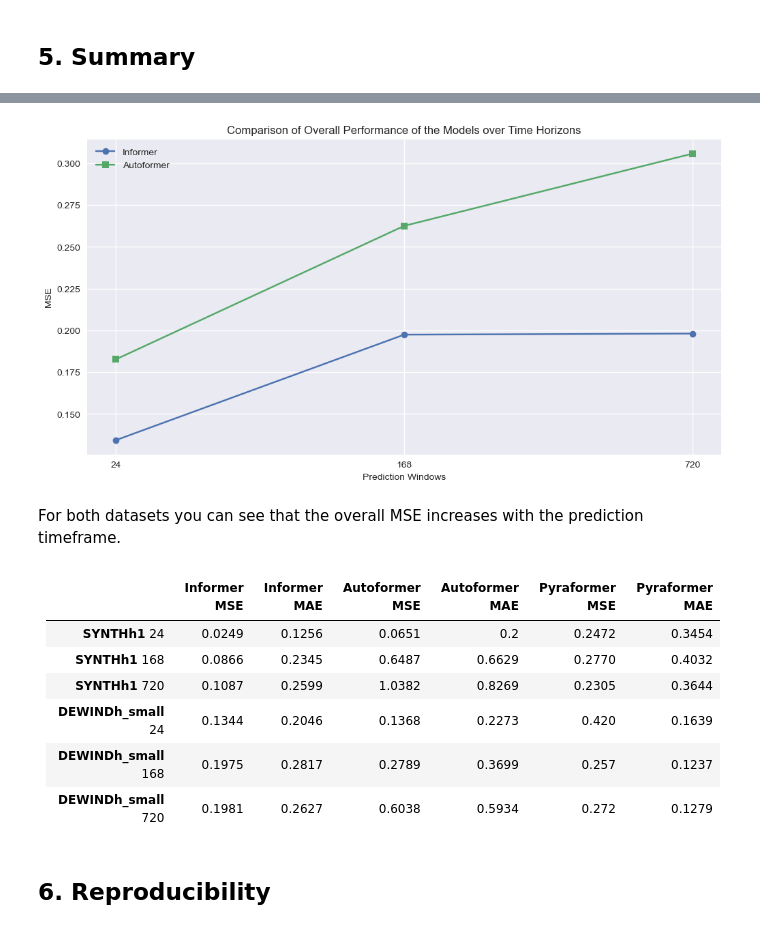
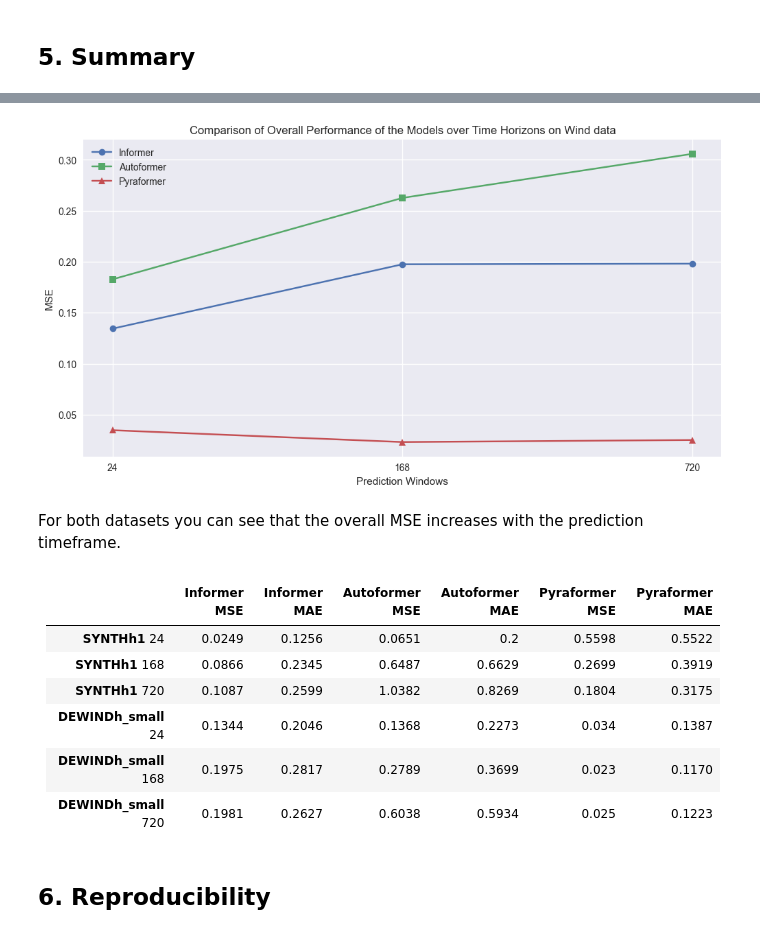
Before and after one commit to anasashb/TransformersEnergyTS, a Jupyter notebook: prototype.ipynb, the cells around one changed output, grey strips where cells are left out. Drawn from its saved outputs; the diff is of its cells as text; code cells hidden in the pictures.

```diff
--- a/prototype.ipynb
+++ b/prototype.ipynb
@@ -685,31 +686,31 @@ plt.close()
 # %%
 errors_wind_informer = [informer_windmetrics_24[1], informer_windmetrics_168[1], informer_windmetrics_720[1]]
 errors_wind_autoformer = [autoformer_windmetrics_24[1], autoformer_windmetrics_168[1], autoformer_windmetrics_720[1]]
-errors_wind_pyraformer = [autoformer_windmetrics_24[0], autoformer_windmetrics_168[0], autoformer_windmetrics_720[0]]
+errors_wind_pyraformer = [pyraformer_windmetrics_24[0], pyraformer_windmetrics_168[0], pyraformer_windmetrics_720[0]]
 # %%
 plt.figure(figsize=(12, 6))
 plt.plot(windows, errors_wind_informer, marker='o', label='Informer')
 plt.plot(windows, errors_wind_autoformer , marker='s', label='Autoformer')
 plt.plot(windows, errors_wind_pyraformer, marker='^', label='Pyraformer')
 plt.xlabel('Prediction Windows')
 plt.ylabel('MSE')
-plt.title('Comparison of Overall Performance of the Models over Time Horizons')
+plt.title('Comparison of Overall Performance of the Models over Time Horizons on Wind data')
 plt.legend()
 plt.show()
 plt.close()
 # %% [output]
-[figure, old version]
+[figure, new version]
 # %% [markdown]
 For both datasets you can see that the overall MSE increases with the prediction timeframe.
 # %% [markdown]
 |  | Informer MSE | Informer MAE | Autoformer MSE | Autoformer MAE | Pyraformer MSE | Pyraformer MAE |
 |---------|-------------|-------------|-------------|-------------|-------------|-------------|
-| **SYNTHh1** 24 | 0.0249| 0.1256 | 0.0651 | 0.2 | 0.2472 | 0.3454 |
-| **SYNTHh1** 168 | 0.0866 | 0.2345 | 0.6487 | 0.6629 | 0.2770 | 0.4032 |
-| **SYNTHh1** 720 | 0.1087 | 0.2599 |1.0382 |  0.8269 | 0.2305 | 0.3644 |
-| **DEWINDh_small** 24 | 0.1344 | 0.2046 | 0.1368 | 0.2273 | 0.420 | 0.1639 |
-| **DEWINDh_small** 168 | 0.1975 | 0.2817 | 0.2789 | 0.3699 | 0.257 | 0.1237 |
-| **DEWINDh_small** 720 | 0.1981 | 0.2627 | 0.6038 | 0.5934 |0.272 | 0.1279|
+| **SYNTHh1** 24 | 0.0249| 0.1256 | 0.0651 | 0.2 | 0.5598 | 0.5522 |
+| **SYNTHh1** 168 | 0.0866 | 0.2345 | 0.6487 | 0.6629 | 0.2699 | 0.3919 |
+| **SYNTHh1** 720 | 0.1087 | 0.2599 |1.0382 |  0.8269 | 0.1804 | 0.3175 |
+| **DEWINDh_small** 24 | 0.1344 | 0.2046 | 0.1368 | 0.2273 | 0.034 | 0.1387 |
+| **DEWINDh_small** 168 | 0.1975 | 0.2817 | 0.2789 | 0.3699 | 0.023 | 0.1170 |
+| **DEWINDh_small** 720 | 0.1981 | 0.2627 | 0.6038 | 0.5934 |0.025 | 0.1223|
 # %% [markdown]
 ## **6. Reproducibility**
 # %% [markdown]
```
Also changed, not shown: parts of 9 cells of this notebook.
